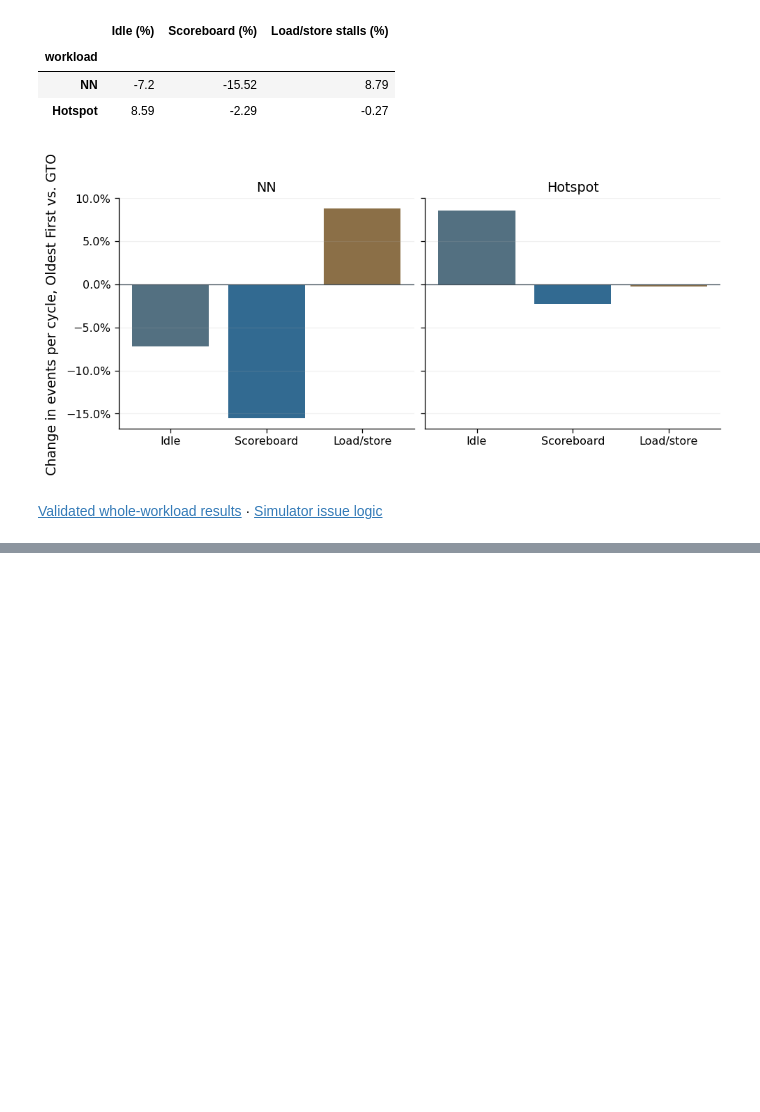
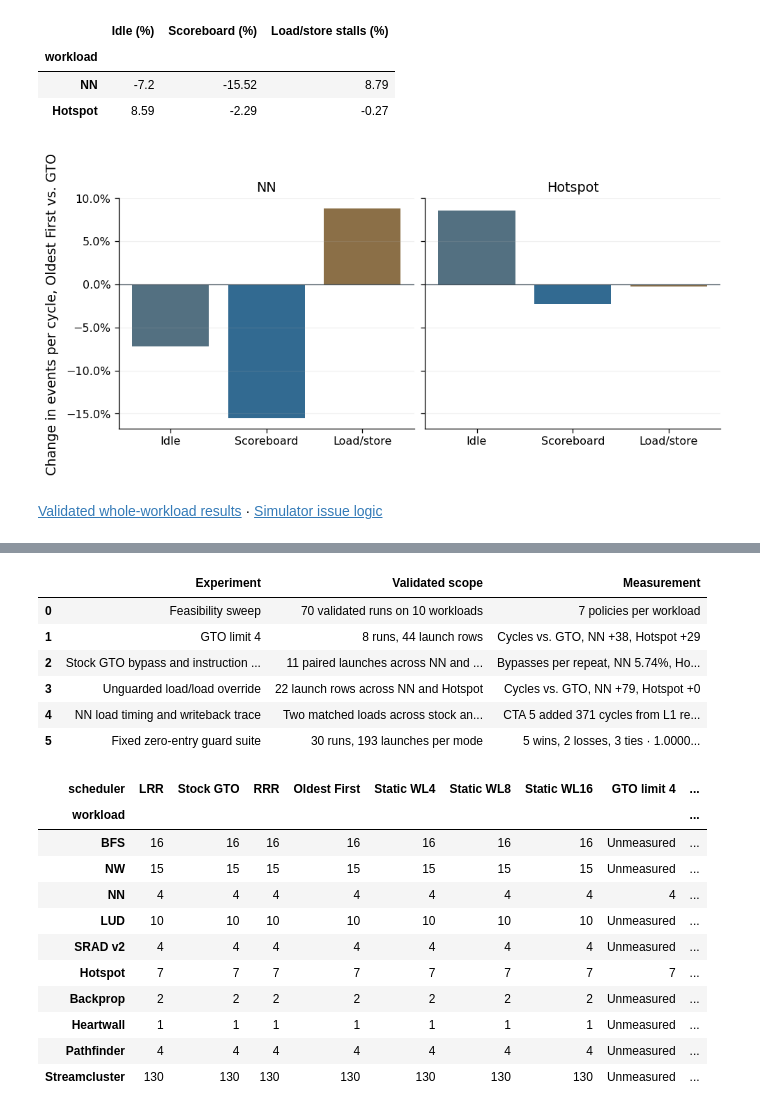
Before and after one commit to EnochWong521/gpu-warp-scheduling, a Jupyter notebook: notebooks/adaptive_policy_analysis.ipynb, the cells around one changed output, grey strips where cells are left out. Cells and saved outputs as stored; diff of their text form; code cells hidden in the pictures; blank space fills up the shorter version.

```diff
--- a/notebooks/adaptive_policy_analysis.ipynb
+++ b/notebooks/adaptive_policy_analysis.ipynb
@@ -544,0 +549,72 @@ plt.show()
+# %%
+results_root = input_path("results/feasibility/results_validated.csv").parent.parent
+adaptive_root = results_root / "adaptive_policy"
+figure_dir = results_root.parent / "plots" / "adaptive_policy"
+figure_dir.mkdir(parents=True, exist_ok=True)
+
+def export_figure(fig, stem):
+    fig.savefig(figure_dir / f"{stem}.svg", facecolor="white")
+    fig.savefig(figure_dir / f"{stem}.png", dpi=240, facecolor="white")
+    plt.show()
+
+feasibility = pd.read_csv(results_root / "feasibility/results_validated.csv").query('status == "PASS"')
+suite = pd.read_csv(adaptive_root / "l1_guard_suite.csv").set_index("workload")
+feasibility_stock = feasibility.query('scheduler == "gto"').set_index("workload")
+pd.testing.assert_series_equal(suite.stock_cycles, feasibility_stock.cycles, check_names=False)
+pd.testing.assert_series_equal(suite.launches, feasibility_stock.stat_blocks, check_names=False)
+suite_names = {**WORKLOAD_NAMES, "bfs": "BFS", "nw": "NW", "lud": "LUD",
+               "srad_v2": "SRAD v2", "pathfinder": "Pathfinder", "streamcluster": "Streamcluster"}
+cap_cycles = experiment.groupby(["workload", "policy"]).cycles.sum().unstack()
+override_cycles = load_runs.groupby(["workload", "enabled"]).cycles.sum().unstack()
+bypass_totals = diag.groupby("workload")[["bypasses", "repeats"]].sum()
+bypass_rate = 100 * bypass_totals.bypasses / bypass_totals.repeats
+guard_delta = suite.guarded_cycles - suite.stock_cycles
+geo = (suite.stock_cycles / suite.guarded_cycles).prod() ** (1 / len(suite))
+summary = pd.DataFrame([
+    ("Feasibility sweep", f"{len(feasibility)} validated runs on {len(suite)} workloads",
+     f"{feasibility.scheduler.nunique()} policies per workload"),
+    ("GTO limit 4", f"{experiment.groupby(['workload', 'policy']).ngroups} runs, {len(experiment)} launch rows",
+     f"Cycles vs. GTO, NN {cap_cycles.loc['nn', 'gto_limit4'] - cap_cycles.loc['nn', 'gto']:+,}, "
+     f"Hotspot {cap_cycles.loc['hotspot', 'gto_limit4'] - cap_cycles.loc['hotspot', 'gto']:+,}"),
+    ("Stock GTO bypass and instruction pairs", f"{len(diag)} paired launches across NN and Hotspot",
+     f"Bypasses per repeat, NN {bypass_rate.nn:.2f}%, Hotspot {bypass_rate.hotspot:.2f}%"),
+    ("Unguarded load/load override", f"{len(load_runs)} launch rows across NN and Hotspot",
+     f"Cycles vs. GTO, NN {override_cycles.loc['nn', 1] - override_cycles.loc['nn', 0]:+,}, "
+     f"Hotspot {override_cycles.loc['hotspot', 1] - override_cycles.loc['hotspot', 0]:+,}"),
+    ("NN load timing and writeback trace", "Two matched loads across stock and unguarded override",
+     "CTA 5 added 371 cycles from L1 ready to eligibility"),
+    ("Fixed zero-entry guard suite", f"{len(suite) * 3} runs, {suite.launches.sum()} launches per mode",
+     f"{guard_delta.lt(0).sum()} wins, {guard_delta.gt(0).sum()} losses, {guard_delta.eq(0).sum()} ties "
+     f"· {geo:.6f}× geometric-mean speedup"),
+], columns=["Experiment", "Validated scope", "Measurement"])
+display(summary)
+
+coverage = feasibility.pivot(index="workload", columns="scheduler", values="stat_blocks")
+coverage = coverage[["lrr", "gto", "rrr", "oldest", "wl4", "wl8", "wl16"]].rename(columns={
+    **POLICY_NAMES, "gto": "Stock GTO", "rrr": "RRR",
+    "wl4": "Static WL4", "wl8": "Static WL8", "wl16": "Static WL16"})
+coverage["GTO limit 4"] = experiment.query('policy == "gto_limit4"').groupby("workload").size()
+coverage["Unguarded load/load"] = suite.launches
+coverage["Guarded load/load"] = suite.launches
+display(coverage.reindex(suite.index).rename(index=suite_names)
+        .astype("Int64").astype("string").fillna("Unmeasured"))
+# %% [output]
+|  | Experiment | Validated scope | Measurement |
+| 0 | Feasibility sweep | 70 validated runs on 10 workloads | 7 policies per workload |
+| 1 | GTO limit 4 | 8 runs, 44 launch rows | Cycles vs. GTO, NN +38, Hotspot +29 |
+| 2 | Stock GTO bypass and instruction ... | 11 paired launches across NN and ... | Bypasses per repeat, NN 5.74%, Ho... |
+| 3 | Unguarded load/load override | 22 launch rows across NN and Hotspot | Cycles vs. GTO, NN +79, Hotspot +0 |
+| 4 | NN load timing and writeback trace | Two matched loads across stock an... | CTA 5 added 371 cycles from L1 re... |
+| 5 | Fixed zero-entry guard suite | 30 runs, 193 launches per mode | 5 wins, 2 losses, 3 ties · 1.0000... |
+| scheduler | LRR | Stock GTO | RRR | Oldest First | Static WL4 | Static WL8 | Static WL16 | GTO limit 4 | ... |
+| workload |  |  |  |  |  |  |  |  | ... |
+| BFS | 16 | 16 | 16 | 16 | 16 | 16 | 16 | Unmeasured | ... |
+| NW | 15 | 15 | 15 | 15 | 15 | 15 | 15 | Unmeasured | ... |
+| NN | 4 | 4 | 4 | 4 | 4 | 4 | 4 | 4 | ... |
+| LUD | 10 | 10 | 10 | 10 | 10 | 10 | 10 | Unmeasured | ... |
+| SRAD v2 | 4 | 4 | 4 | 4 | 4 | 4 | 4 | Unmeasured | ... |
+| Hotspot | 7 | 7 | 7 | 7 | 7 | 7 | 7 | 7 | ... |
+| Backprop | 2 | 2 | 2 | 2 | 2 | 2 | 2 | Unmeasured | ... |
+| Heartwall | 1 | 1 | 1 | 1 | 1 | 1 | 1 | Unmeasured | ... |
+| Pathfinder | 4 | 4 | 4 | 4 | 4 | 4 | 4 | Unmeasured | ... |
+| Streamcluster | 130 | 130 | 130 | 130 | 130 | 130 | 130 | Unmeasured | ... |
```
Also changed, not shown: parts of 7 cells of this notebook, 5 other files.
